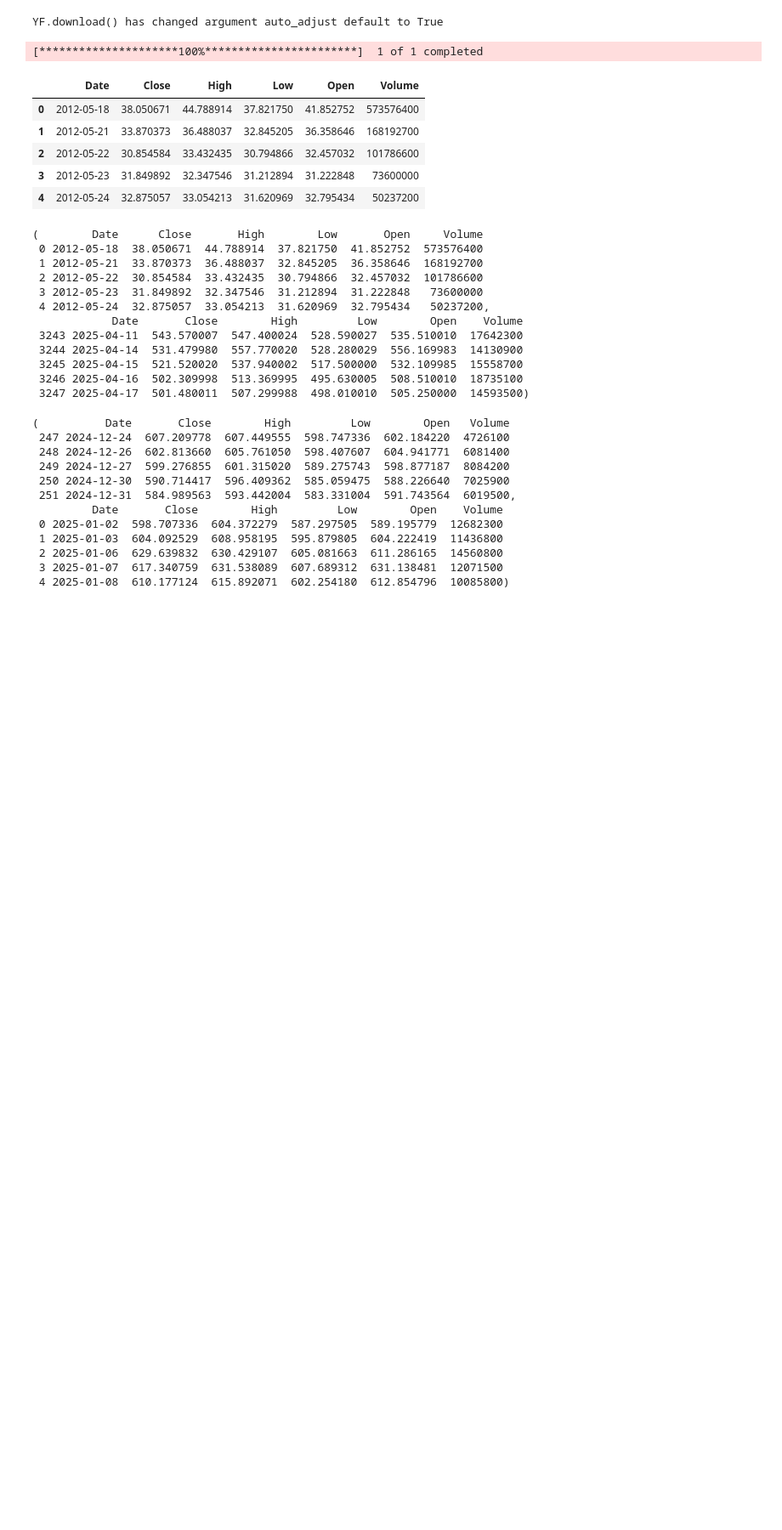
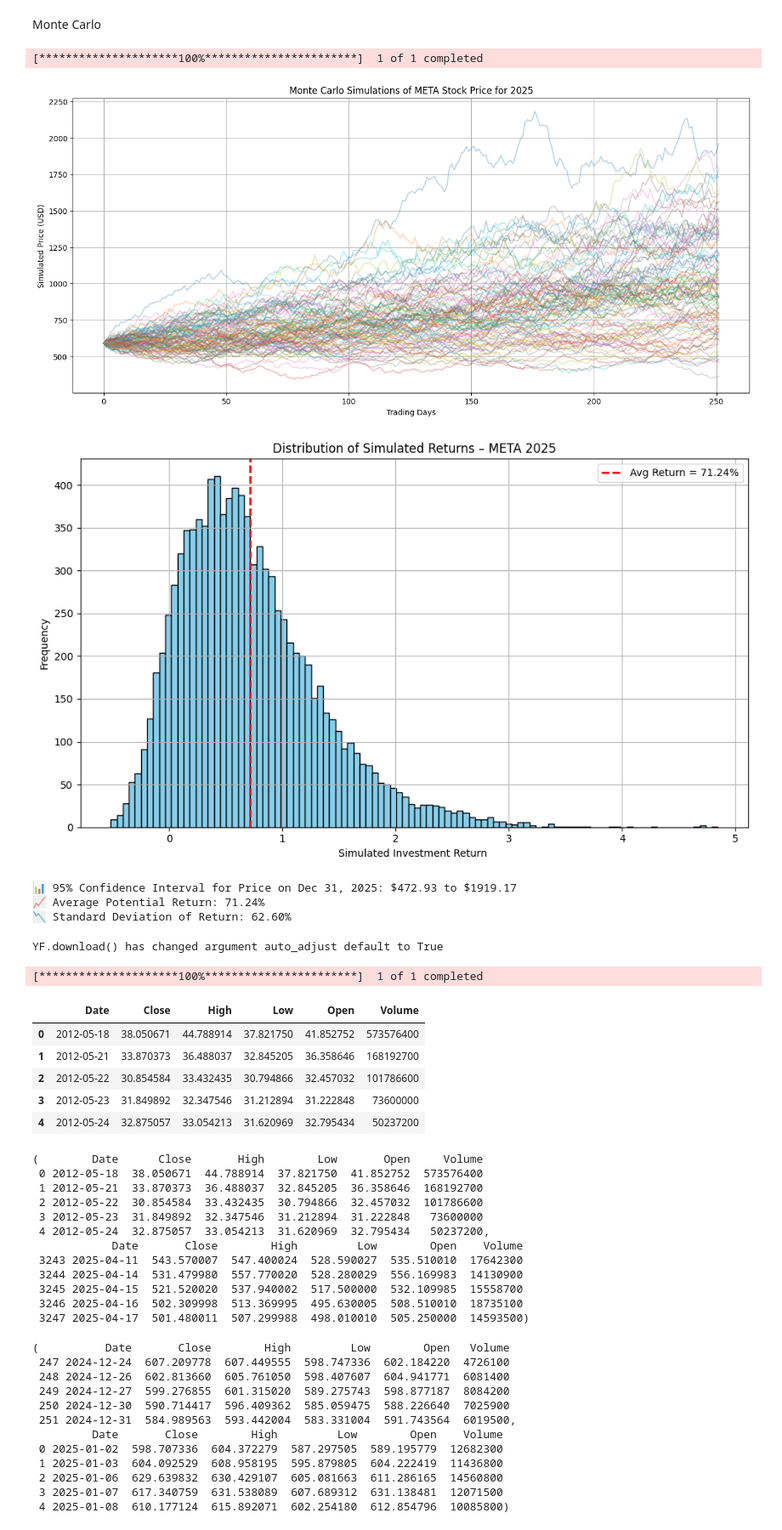
Before and after one commit to KarthikeyanBaskaran/FinancialAnalytics, a Jupyter notebook: Financial_Analytics.ipynb, the cells around one changed output. Shown at 85% size. Drawn from its saved outputs; the diff is of its cells as text; code cells hidden in the pictures; blank space fills up the shorter version.

```diff
--- a/Financial_Analytics.ipynb
+++ b/Financial_Analytics.ipynb
@@ -3,3 +46,73 @@
+# %% [markdown]
+Monte Carlo
+# %%
+
+# STEP 2: Download META 2024 data
+meta = yf.download("META", start="2024-01-01", end="2024-12-31")
+close_prices = meta['Close'].dropna()
+
+# STEP 3: Calculate log returns
+log_returns = np.log(close_prices / close_prices.shift(1)).dropna()
+
+# STEP 4: Extract parameters as floats
+mu = float(log_returns.mean())           # Daily return
+sigma = float(log_returns.std())         # Daily volatility
+S0 = float(close_prices.iloc[-1])        # Last close price of 2024
+
+# STEP 5: Monte Carlo Simulation
+days = 252
+simulations = 10000
+
+np.random.seed(42)
+simulated_prices = np.zeros((days, simulations))
+simulated_prices[0] = S0
+
+for t in range(1, days):
+    z = np.random.standard_normal(simulations)  # Random draws
+    drift = mu - 0.5 * sigma**2
+    shock = sigma * z
+    simulated_prices[t] = simulated_prices[t - 1] * np.exp(drift + shock)
+
+# STEP 6: Plot simulated paths (first 100)
+plt.figure(figsize=(16, 7))
+plt.plot(simulated_prices[:, :100], alpha=0.3)
+plt.title("Monte Carlo Simulations of META Stock Price for 2025")
+plt.xlabel("Trading Days")
+plt.ylabel("Simulated Price (USD)")
+plt.grid(True)
+plt.show()
+
+# STEP 7: Histogram of final returns
+final_prices = simulated_prices[-1]
+returns = (final_prices - S0) / S0
+
+plt.figure(figsize=(10, 6))
+plt.hist(returns, bins=100, color='skyblue', edgecolor='black')
+plt.axvline(returns.mean(), color='red', linestyle='--', linewidth=2, label=f'Avg Return = {returns.mean():.2%}')
+plt.title("Distribution of Simulated Returns – META 2025")
+plt.xlabel("Simulated Investment Return ")
+plt.ylabel("Frequency")
+plt.legend()
+plt.grid(True)
+plt.tight_layout()
+plt.show()
+
+# STEP 8: Confidence interval and statistics
+lower_bound = np.percentile(final_prices, 2.5)
+upper_bound = np.percentile(final_prices, 97.5)
+avg_return = returns.mean()
+std_return = returns.std()
+
+print(f"📊 95% Confidence Interval for Price on Dec 31, 2025: ${lower_bound:.2f} to ${upper_bound:.2f}")
+print(f"📈 Average Potential Return: {avg_return:.2%}")
+print(f"📉 Standard Deviation of Return: {std_return:.2%}")
+# %% [output]
+[*********************100%***********************]  1 of 1 completed
+[figure, added]
+[figure, added]
+📊 95% Confidence Interval for Price on Dec 31, 2025: $472.93 to $1919.17
+📈 Average Potential Return: 71.24%
+📉 Standard Deviation of Return: 62.60%
 # %%
 import pandas as pd
 import numpy as np
```
Also changed, not shown: parts of 4 cells of this notebook.
